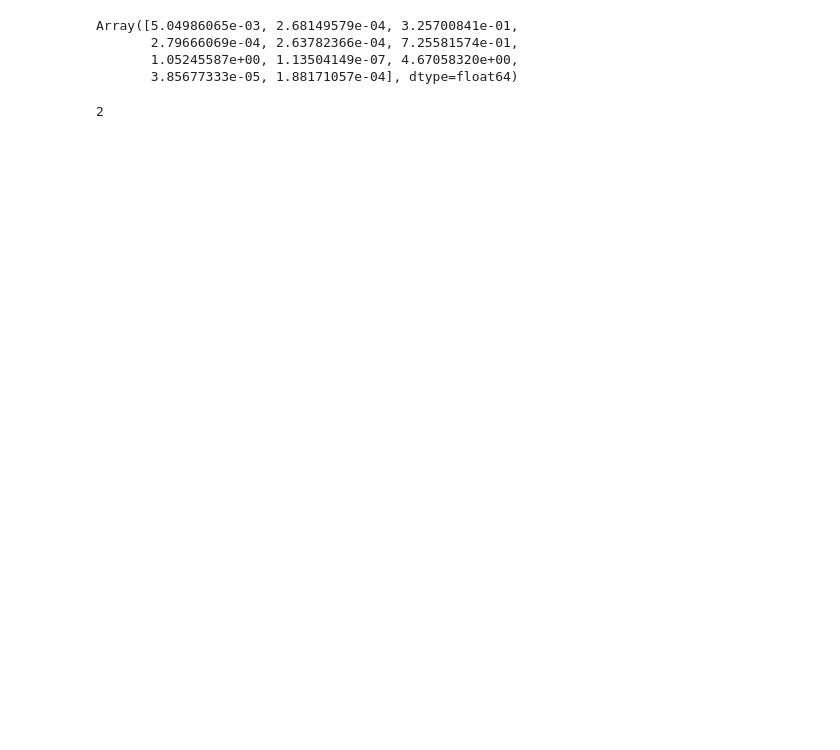
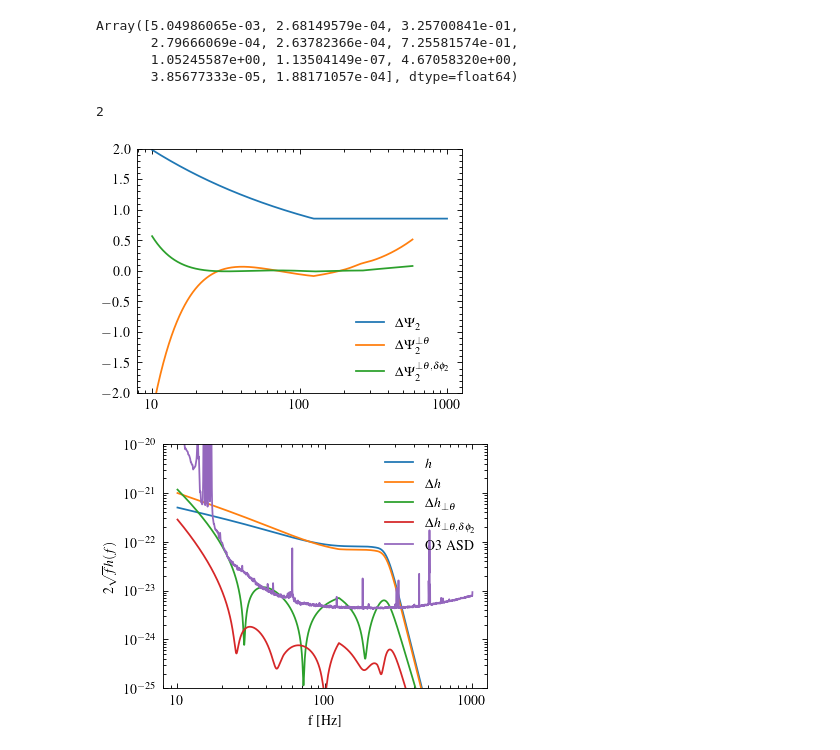
Before and after one commit to BrianCSeymour/geo-tgr, a Jupyter notebook: 2-par-geo.ipynb, the cells around one changed output. Saved outputs shown, nothing was run; the diff lists cells and outputs as text; code cells hidden in the pictures; blank space fills up the shorter version.

```diff
--- a/2-par-geo.ipynb
+++ b/2-par-geo.ipynb
@@ -310,3 +311,36 @@ for phik in phi_keys:
     print(int(phik.split('_')[1]))
 # %% [output]
 2
+# %%
+dhtot, dhperp, dhpara, dpsi, dpsiperp, dpsipara, lam = get_projections(names, red_param, lib.get_dpsi_ppe(freqs, red_param, 4)/10)
+dhtot, dhperp_gr1ppe, dhpara_gr1ppe, dpsi, dpsiperp_gr1ppe, dpsipara_gr1ppe, lam = get_projections(names_ppe, red_param, lib.get_dpsi_ppe(freqs, red_param, 4)/10)
+
+plt.semilogx(freqs, dpsi, label=r'$\Delta \Psi_{2}$')
+plt.plot(freqs, dpsiperp, label=r'$\Delta \Psi_{2}^{\perp \theta}$')
+# plt.plot(freqs, dpsipara, label='dpsipara')
+plt.plot(freqs, dpsiperp_gr1ppe, label=r'$\Delta \Psi_{2}^{\perp \theta,\delta\phi_2}$')
+# plt.plot(freqs, dpsipara_gr1ppe, label='dpsipara_gr1ppe')
+plt.ylim(bottom = -2,top = 2)
+plt.legend(loc = 0,handler_map=None)
+plt.savefig("pn-phase.pdf")
+plt.show()
+
+f = np.array(freqs)
+h_H1   = get_h_H1(red_param, freqs)
+
+plt.loglog(f, 2*np.sqrt(f)*np.abs(h_H1), label=r'$h$')
+plt.loglog(f, 2*np.sqrt(f)*np.abs(dhtot), label=r'$\Delta h$')
+plt.plot(f, 2*np.sqrt(f)*np.abs(dhperp), label=r'$\Delta h_{\perp \theta}$')
+# plt.plot(f, np.abs(dhpara), label='dhpara')
+plt.plot(f, 2*np.sqrt(f)*np.abs(dhperp_gr1ppe), label=r'$\Delta h_{\perp \theta,\delta\phi_2}$')
+# plt.plot(f, np.abs(dhpara_gr1ppe), label='dhpara_gr1ppe')
+plt.plot(f, psd**(1/2), label='O3 ASD')
+plt.legend(loc = 0,handler_map=None)
+plt.ylim(bottom=1e-25,top=1e-20)
+plt.xlabel("f [Hz]")
+plt.ylabel(r"$2\sqrt{f} h(f)$")
+plt.savefig("pn-amp.pdf")
+plt.show()
+# %% [output]
+[figure, added]
+[figure, added]
```
Also changed, not shown: parts of 4 cells of this notebook.
